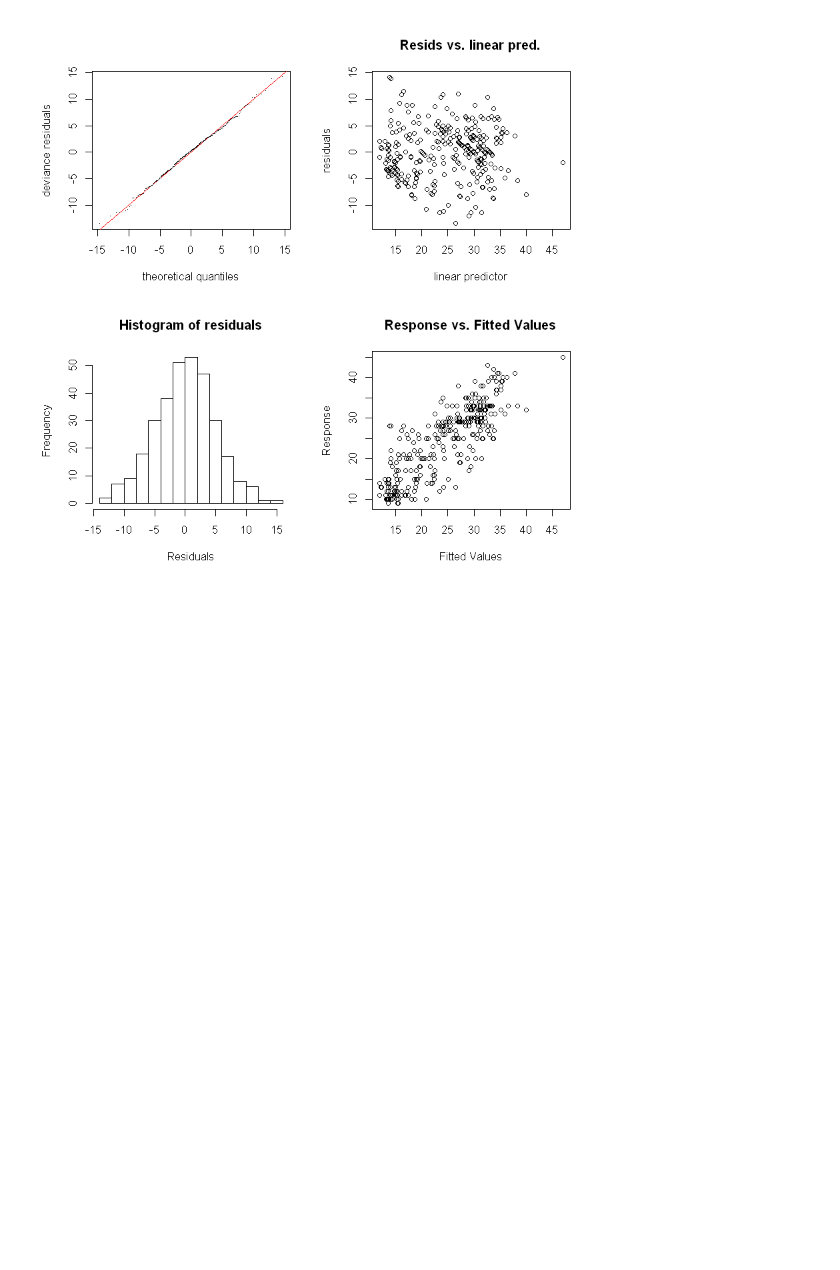
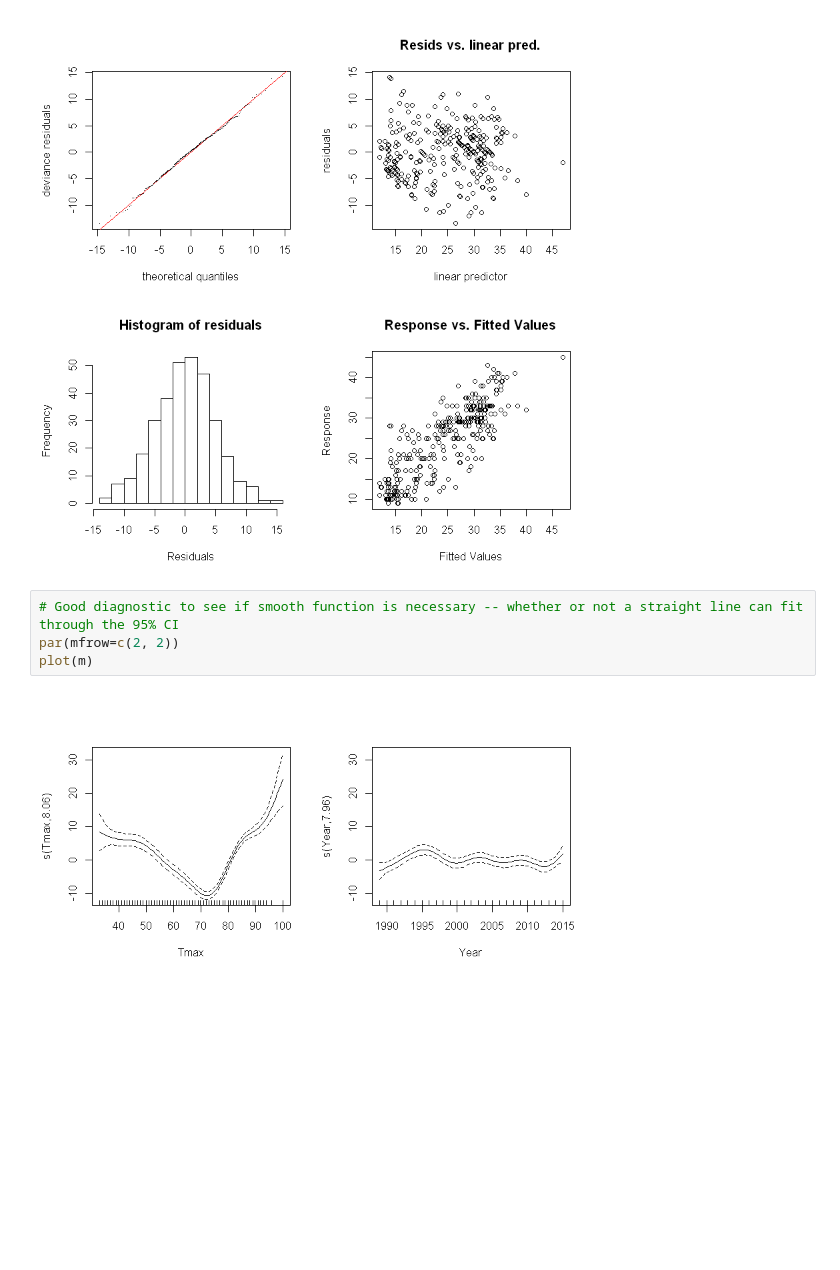
Before and after one commit to ginaliqili/appm6900, a Jupyter notebook: sample_data/Working with Sample Heat and Health Data (Oct 30, 2018).ipynb, the cells around one changed output. Drawn from its saved outputs; the diff is of its cells as text; blank space fills up the shorter version.

```diff
--- a/sample_data/Working with Sample Heat and Health Data.ipynb
+++ b/sample_data/Working with Sample Heat and Health Data (Oct 30, 2018).ipynb
@@ -66,3 +66,9 @@ s(Year) 9.00 7.96    0.80   0.005 **
 ---
 Signif. codes:  0 '***' 0.001 '**' 0.01 '*' 0.05 '.' 0.1 ' ' 1
 [figure]
+# %%
+# Good diagnostic to see if smooth function is necessary -- whether or not a straight line can fit through the 95% CI
+par(mfrow=c(2, 2))
+plot(m)
+# %% [output]
+[figure, added]
```
Also changed, not shown: parts of 4 cells of this notebook.
